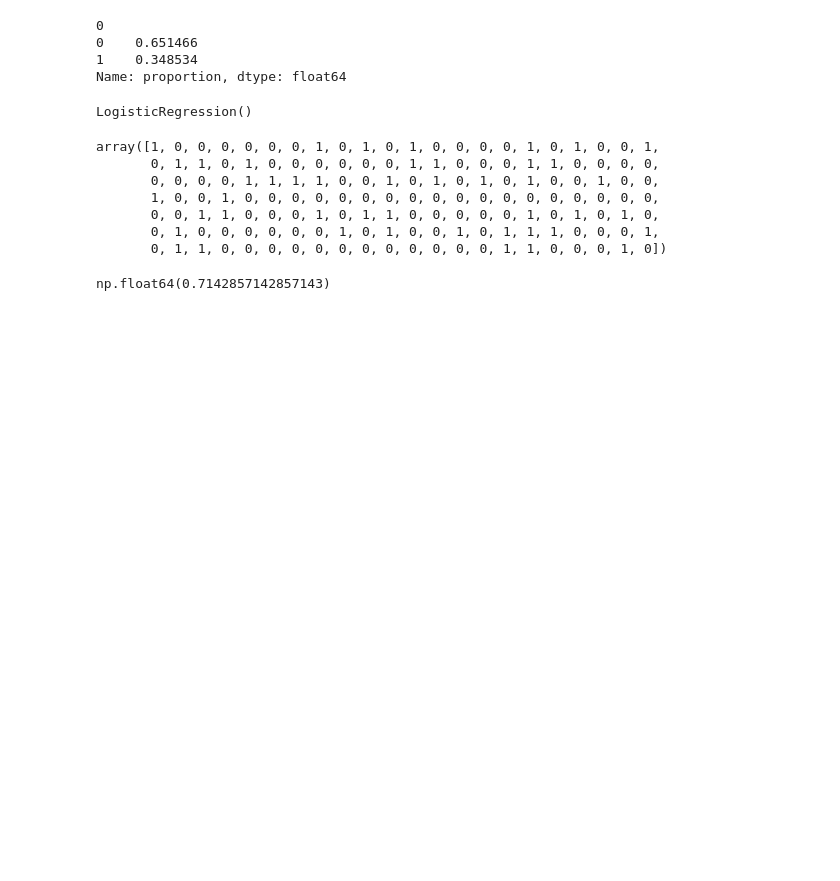
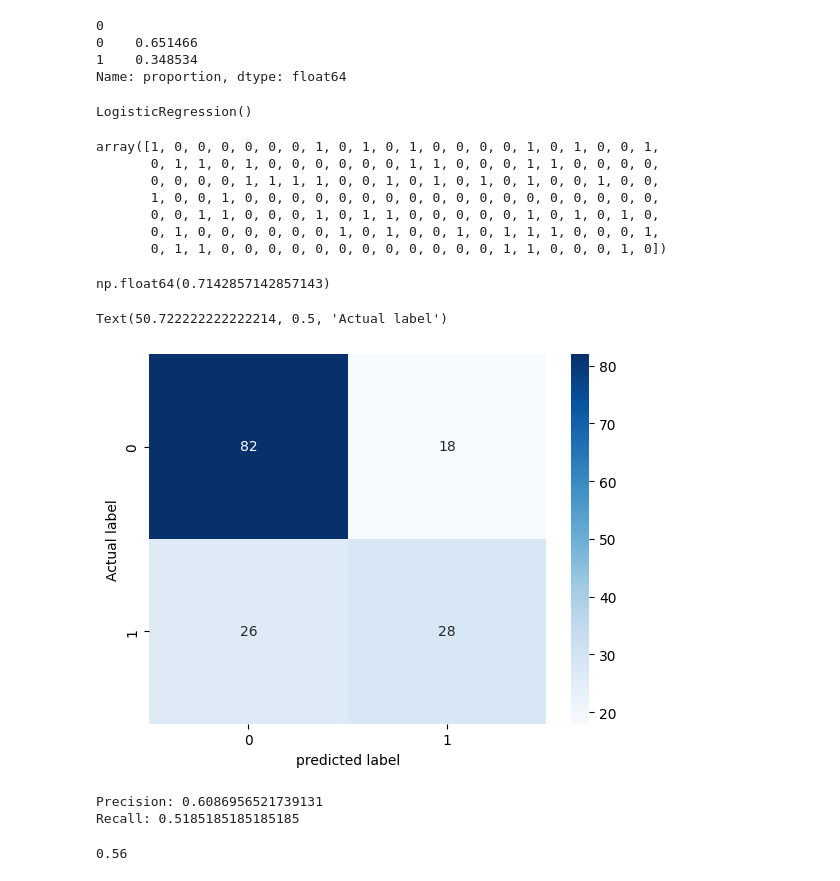
Before and after one commit to prakash587/dsml_practice, a Jupyter notebook: dsml_practice/ML/machine learning/logistic regression/lr implementation.ipynb, the cells around one changed output. Saved outputs shown, nothing was run; the diff lists cells and outputs as text; code cells hidden in the pictures; blank space fills up the shorter version.

Commit message:
confusion matrix

```diff
--- a/dsml_practice/ML/machine learning/lr implementation.ipynb
+++ b/dsml_practice/ML/machine learning/logistic regression/lr implementation.ipynb
@@ -60,0 +65,30 @@ np.float64(0.7142857142857143)
+# %%
+matrix= confusion_matrix(y_test,y_pred)
+# %%
+sns.heatmap(matrix, annot=True, cmap='Blues')
+plt.xlabel('predicted label')
+plt.ylabel('Actual label')
+# %% [output]
+Text(50.722222222222214, 0.5, 'Actual label')
+[figure, added]
+# %%
+from sklearn.metrics import precision_score, recall_score
+
+# # Example: true labels and predicted labels
+# y_true = [0, 1, 1, 1, 0, 1, 0]
+# y_pred = [0, 0, 1, 1, 0, 1, 1]
+
+# Compute metrics
+precision = precision_score(y_test, y_pred)
+recall = recall_score(y_test, y_pred)
+
+print("Precision:", precision)
+print("Recall:", recall)
+# %% [output]
+Precision: 0.6086956521739131
+Recall: 0.5185185185185185
+# %%
+from sklearn.metrics import f1_score
+f1_score(y_test,y_pred)
+# %% [output]
+0.56
```
Also changed, not shown: parts of 1 cell of this notebook, 4 other files.
